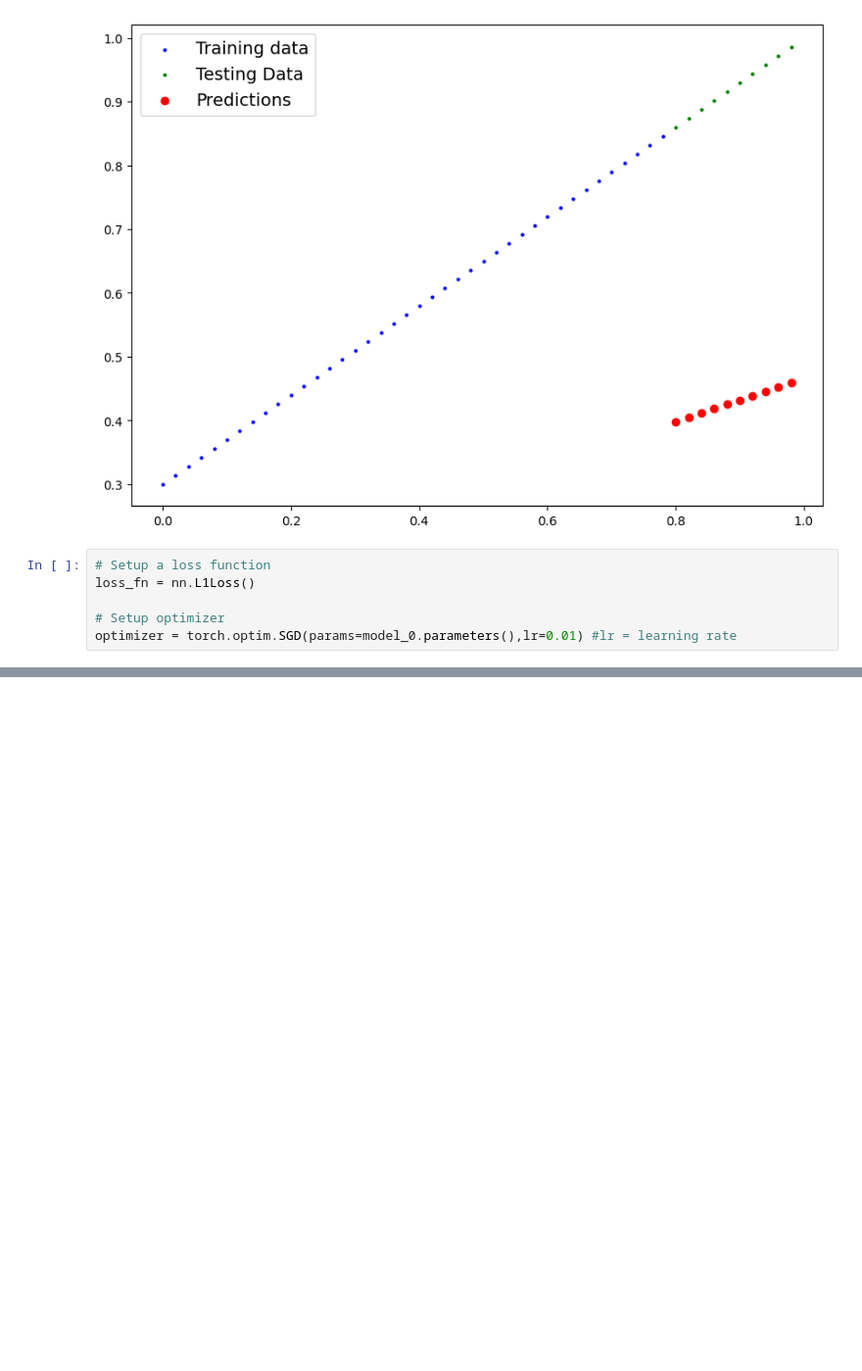
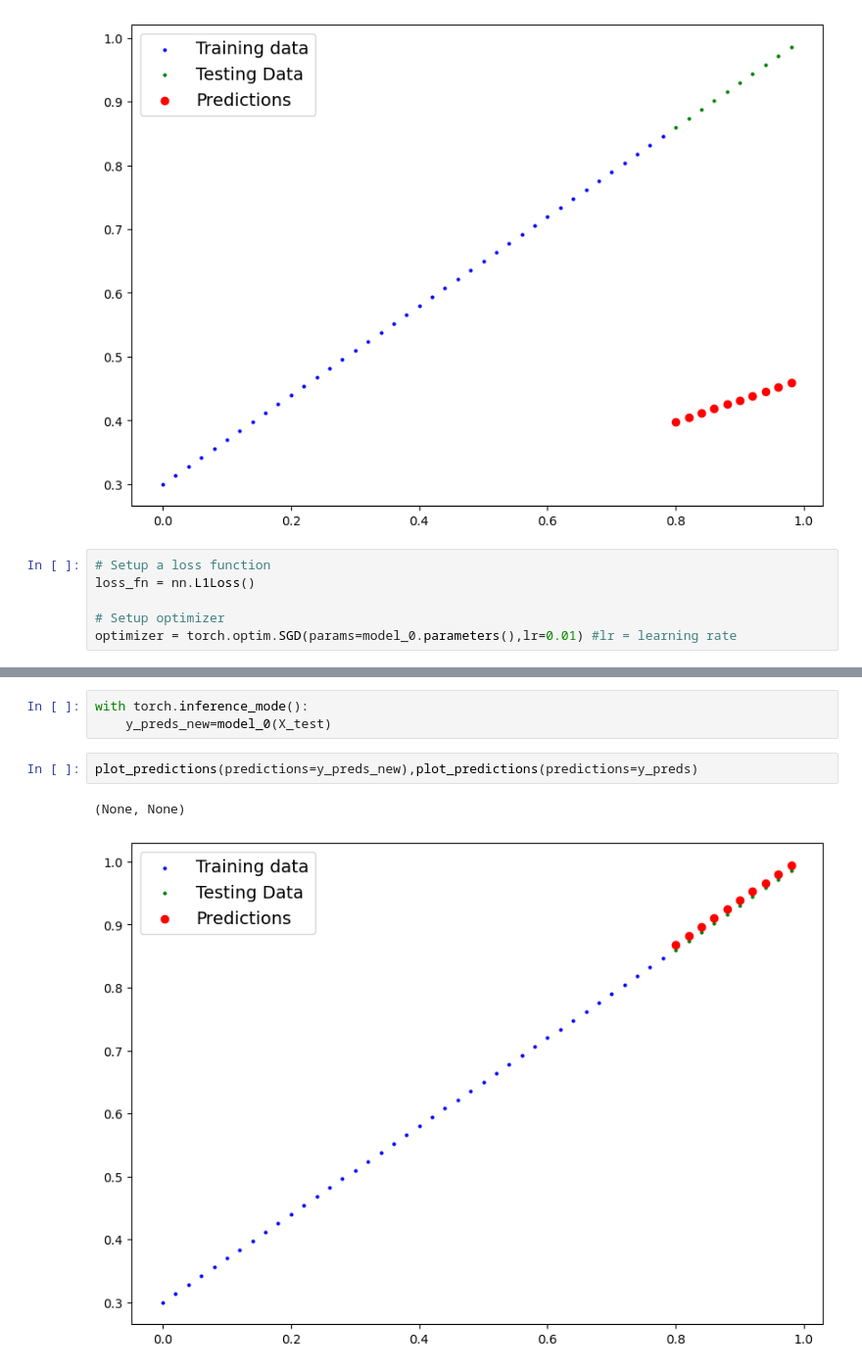
Before and after one commit to Sadkakgedik/PyTorch-Practices, a Jupyter notebook: pytorch_04.ipynb, the cells around one changed output, grey strips where cells are left out. Shown at 98% size. Saved outputs shown, nothing was run; the diff lists cells and outputs as text; blank space fills up the shorter version.

```diff
--- a/pytorch_04.ipynb
+++ b/pytorch_04.ipynb
@@ -156,0 +269,8 @@ loss_fn,optimizer
+# %%
+with torch.inference_mode():
+    y_preds_new=model_0(X_test)
+# %%
+plot_predictions(predictions=y_preds_new),plot_predictions(predictions=y_preds)
+# %% [output]
+(None, None)
+[figure, added]
```
Also changed, not shown: parts of 6 cells of this notebook.
